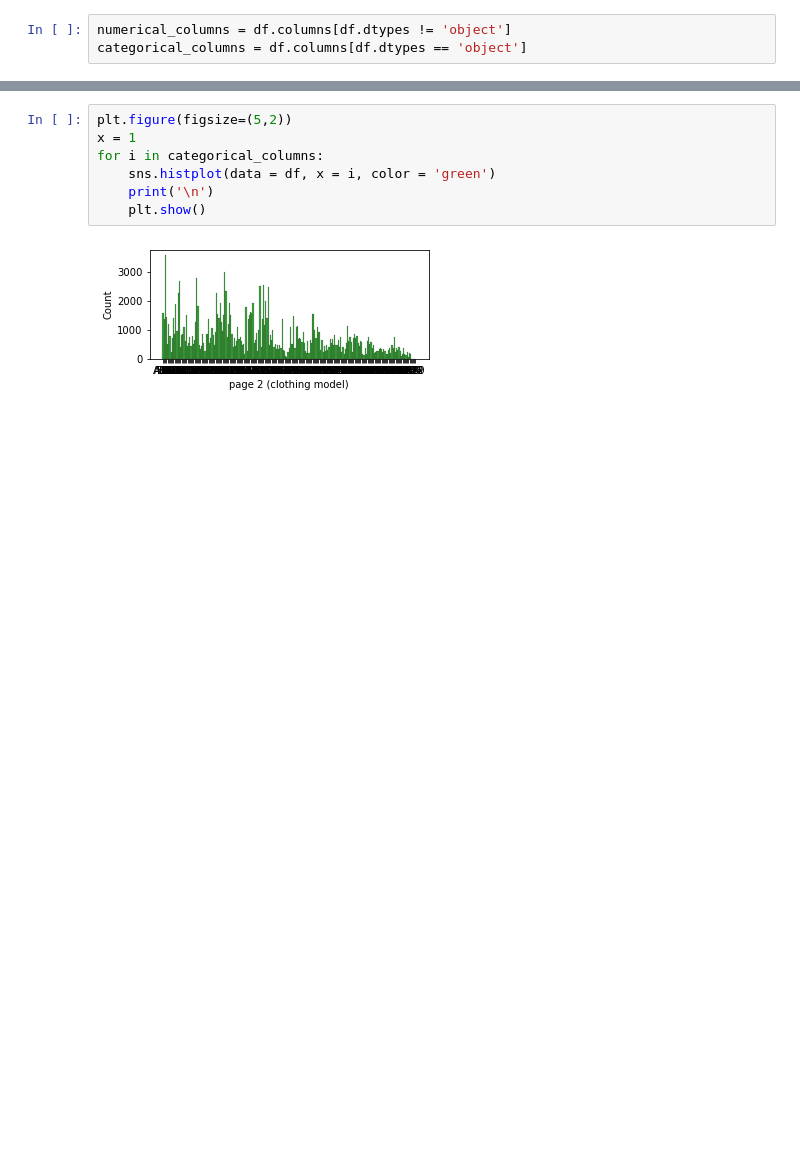
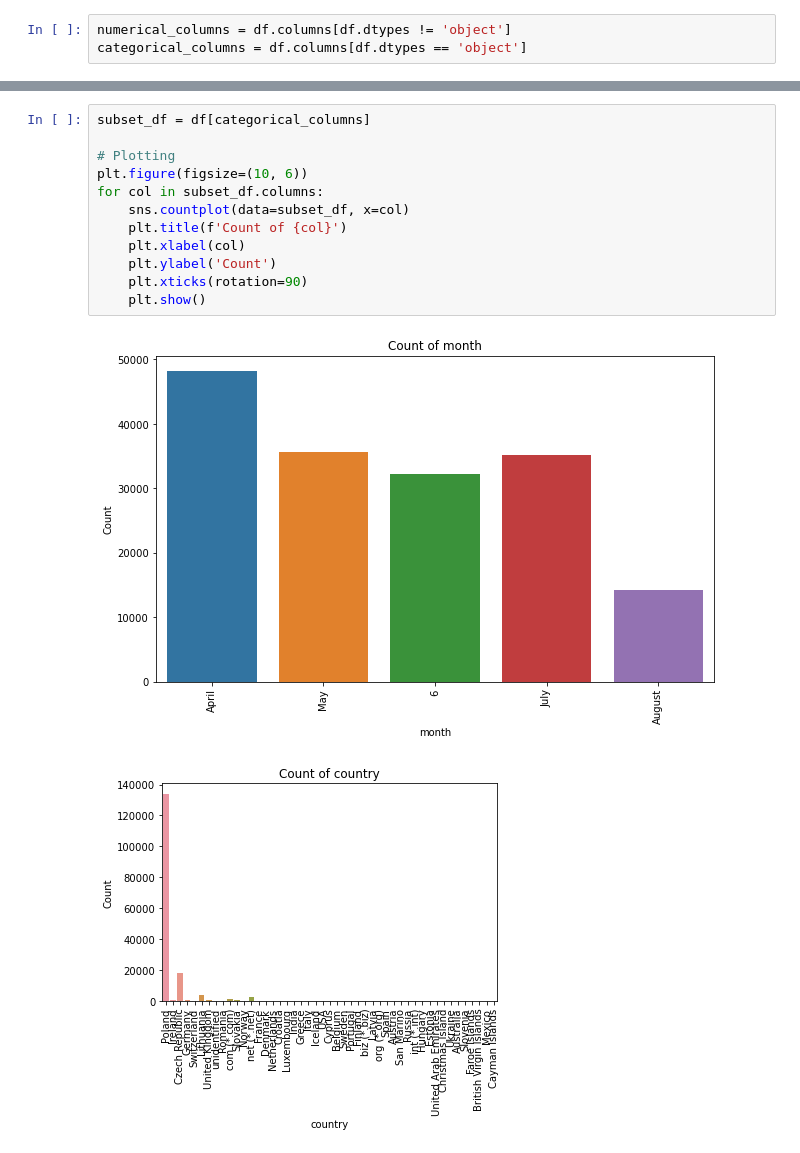
Before and after one commit to SnehaPamali/ML-PIPELINE, a Jupyter notebook: notebooks/EDA.ipynb, the cells around one changed output, grey strips where cells are left out. Drawn from its saved outputs; the diff is of its cells as text; blank space fills up the shorter version.

```diff
--- a/notebooks/EDA.ipynb
+++ b/notebooks/EDA.ipynb
@@ -123,9 +227,15 @@ for i in numerical_columns:
-# %%
-plt.figure(figsize=(5,2))
-x = 1
-for i in categorical_columns:
-    sns.histplot(data = df, x = i, color = 'green')
-    print('\n')
-    plt.show()
-# %% [output]
-[figure, removed]
+# %%
+subset_df = df[categorical_columns]
+
+# Plotting
+plt.figure(figsize=(10, 6))
+for col in subset_df.columns:
+    sns.countplot(data=subset_df, x=col)
+    plt.title(f'Count of {col}')
+    plt.xlabel(col)
+    plt.ylabel('Count')
+    plt.xticks(rotation=90)
+    plt.show()
+# %% [output]
+[figure, added]
+[figure, added]
```
Also changed, not shown: parts of 21 cells of this notebook, 10 other files.
